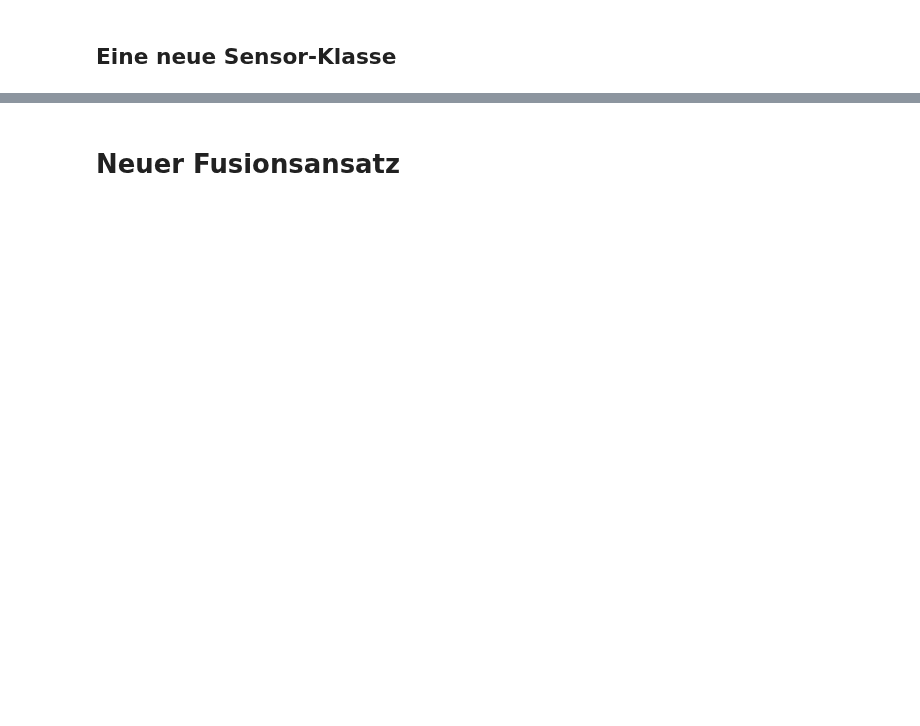
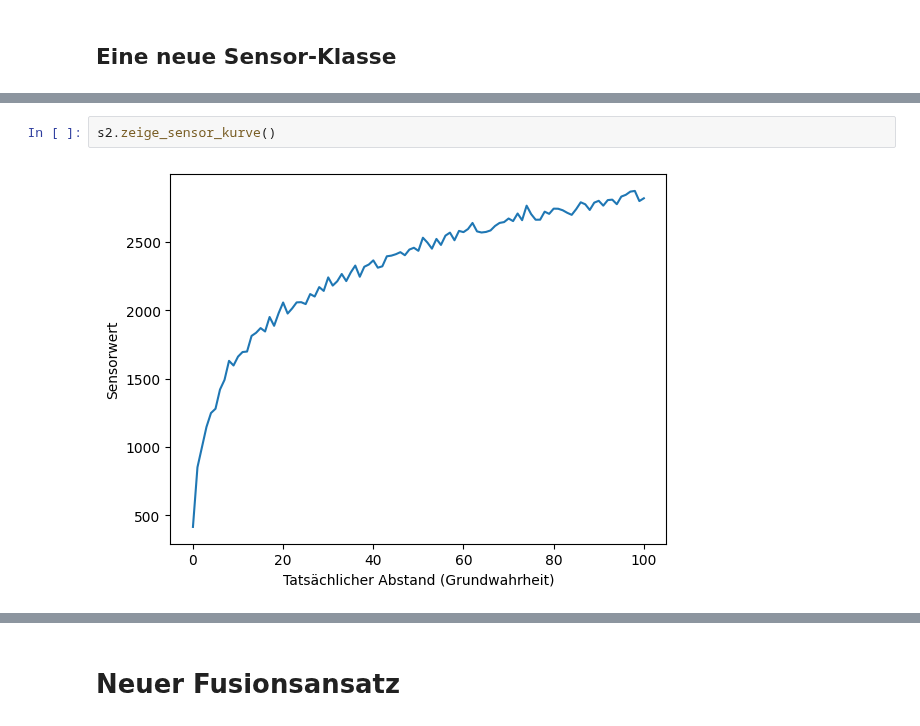
Before and after one commit to juebrauer/central, a Jupyter notebook: 003_distance_sensor_data_fusion/distance_sensor_data_fusion.ipynb, the cells around one changed output, grey strips where cells are left out. Drawn from its saved outputs; the diff is of its cells as text; blank space fills up the shorter version.

```diff
--- a/003_distance_sensor_data_fusion/distance_sensor_data_fusion.ipynb
+++ b/003_distance_sensor_data_fusion/distance_sensor_data_fusion.ipynb
@@ -422,0 +455,4 @@ s6.zeige_sensor_kurve()
+# %%
+s2.zeige_sensor_kurve()
+# %% [output]
+[figure, added]
```
Also changed, not shown: parts of 79 cells of this notebook.
